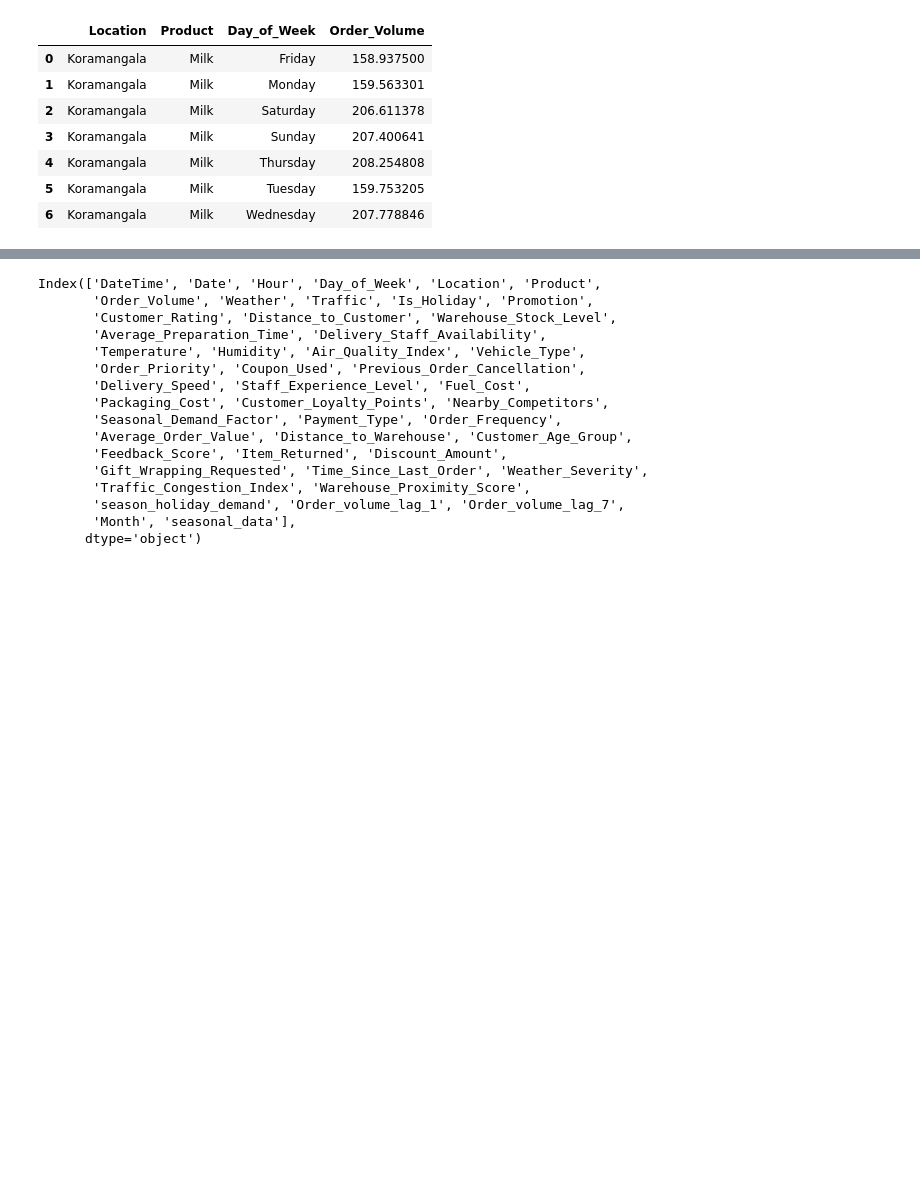
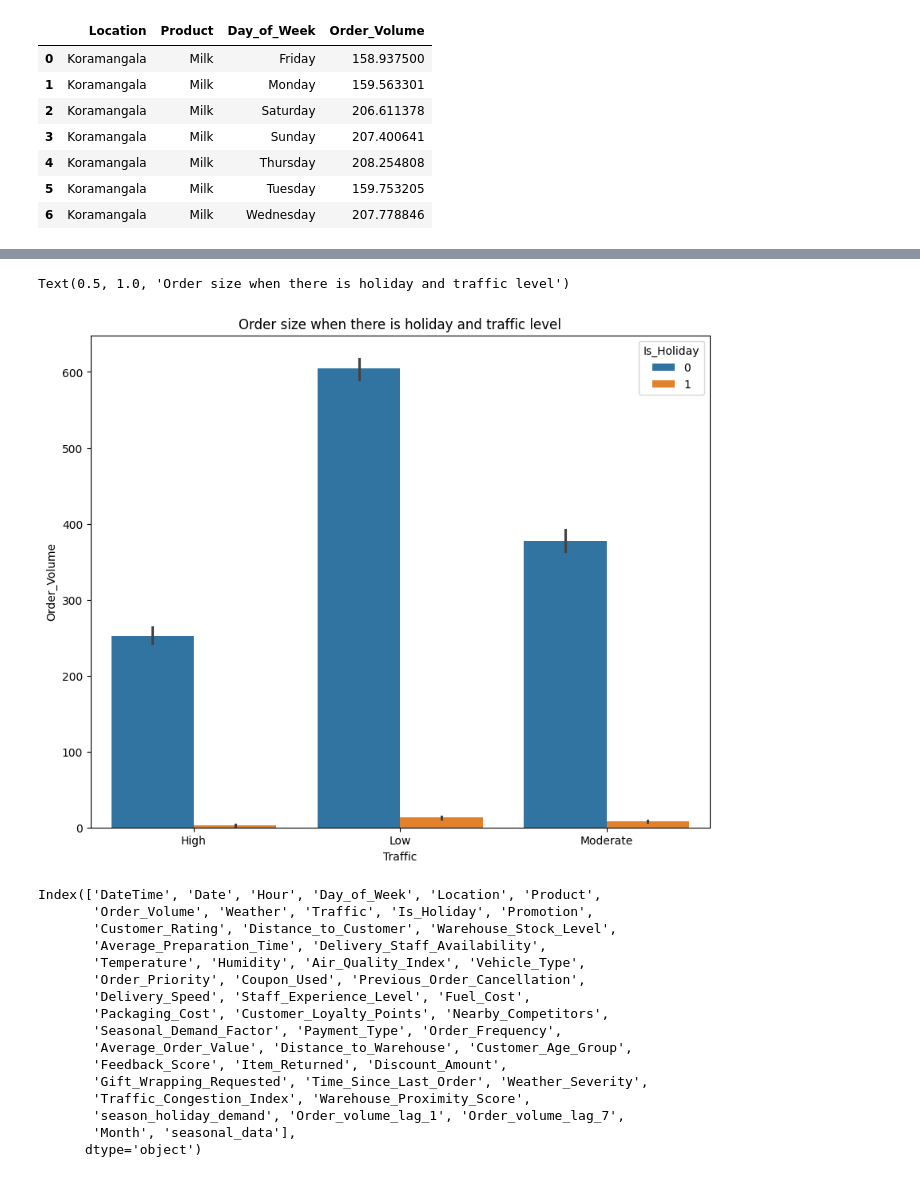
Before and after one commit to rahul8879/swiggy_demand_modelling, a Jupyter notebook: notebooks/analysis.ipynb, the cells around one changed output, grey strips where cells are left out. Cells and saved outputs as stored; diff of their text form; code cells hidden in the pictures; blank space fills up the shorter version.

```diff
--- a/notebooks/analysis.ipynb
+++ b/notebooks/analysis.ipynb
@@ -1075,3 +1227,11 @@ Average order volume of on koramangala:
+# %%
+holiday_order_volume_size=product_data.groupby(['Is_Holiday','Day_of_Week','Traffic'])['Order_Volume'].size().reset_index()
+plt.figure(figsize=(10,8))
+sns.barplot(data=holiday_order_volume_size,x='Traffic',y='Order_Volume',hue='Is_Holiday')
+plt.title('Order size when there is holiday and traffic level')
+# %% [output]
+Text(0.5, 1.0, 'Order size when there is holiday and traffic level')
+[figure, added]
 # %%
 product_data.columns
 # %% [output]
```
Also changed, not shown: parts of 15 cells of this notebook.
